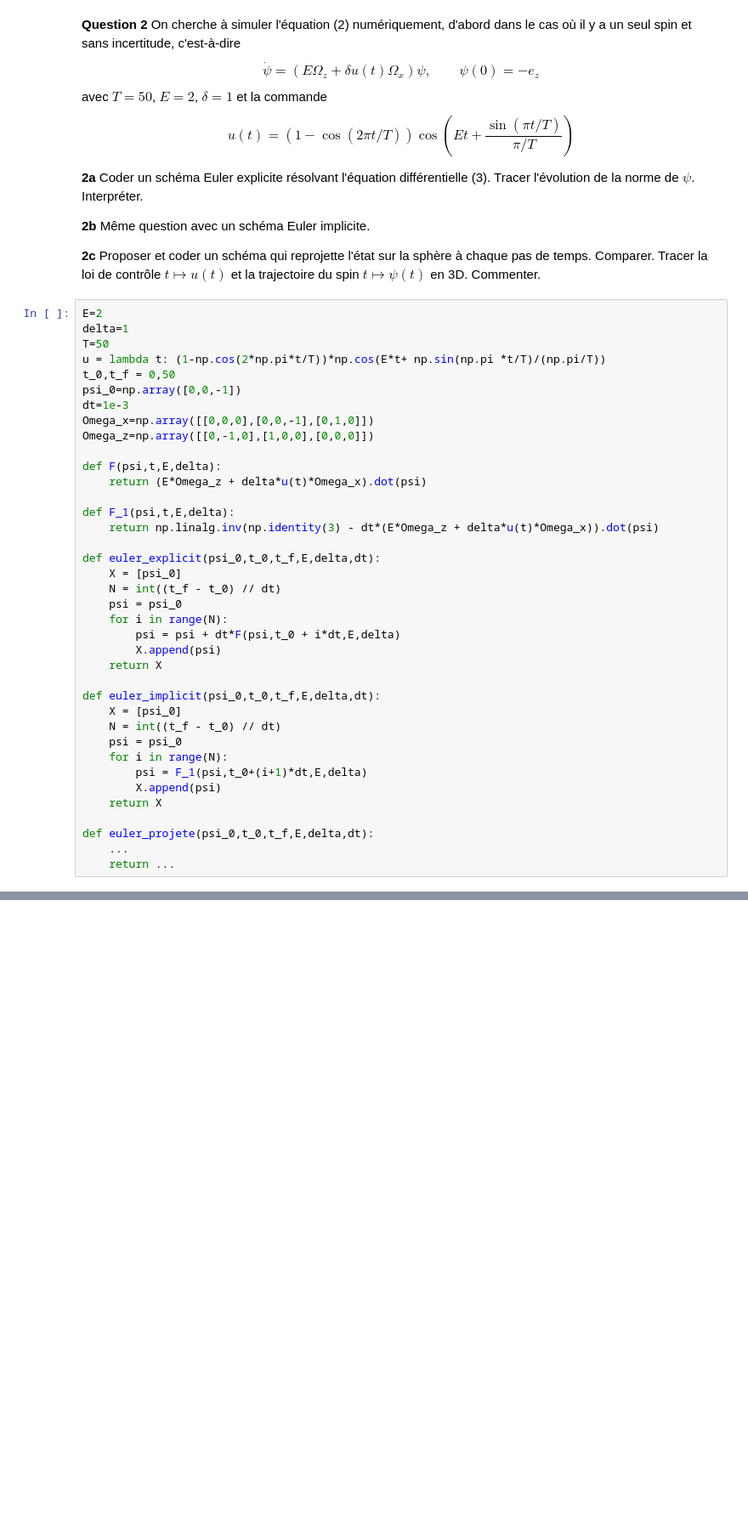
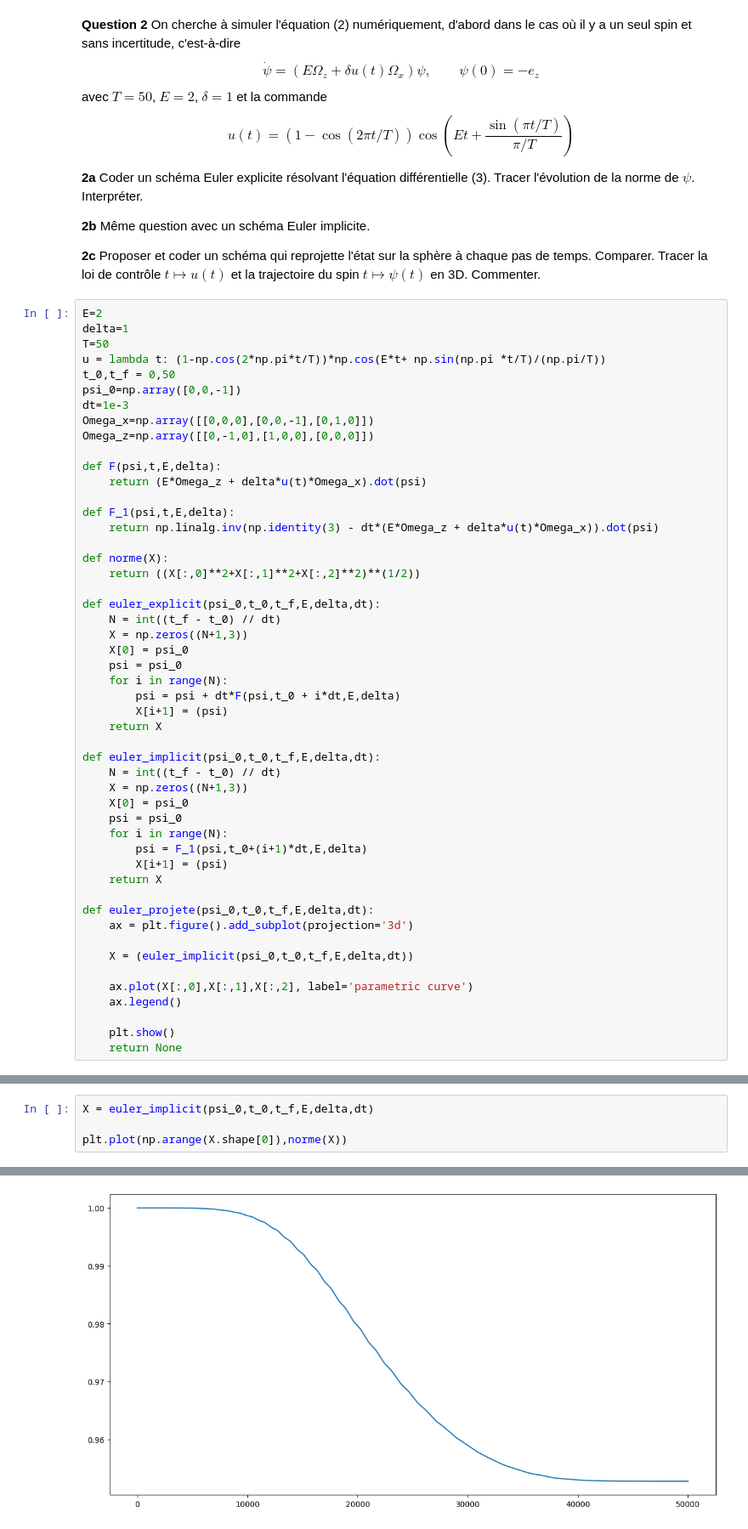
Before and after one commit to ychyn/Projet-equadiff, a Jupyter notebook: Projet - Equations Différentielles - 2024.ipynb, the cells around one changed output, grey strips where cells are left out. Shown at 85% size. Drawn from its saved outputs; the diff is of its cells as text; blank space fills up the shorter version.

```diff
--- a/Projet - Equations Différentielles - 2024.ipynb
+++ b/Projet - Equations Différentielles - 2024.ipynb
@@ -107,24 +108,36 @@ def F(psi,t,E,delta):
 def F_1(psi,t,E,delta):
     return np.linalg.inv(np.identity(3) - dt*(E*Omega_z + delta*u(t)*Omega_x)).dot(psi)
 
+def norme(X):
+    return ((X[:,0]**2+X[:,1]**2+X[:,2]**2)**(1/2))
+
 def euler_explicit(psi_0,t_0,t_f,E,delta,dt):
-    X = [psi_0]
     N = int((t_f - t_0) // dt)
+    X = np.zeros((N+1,3))
+    X[0] = psi_0
     psi = psi_0
     for i in range(N):
         psi = psi + dt*F(psi,t_0 + i*dt,E,delta)
-        X.append(psi)
+        X[i+1] = (psi)
     return X
 
 def euler_implicit(psi_0,t_0,t_f,E,delta,dt):
-    X = [psi_0]
     N = int((t_f - t_0) // dt)
+    X = np.zeros((N+1,3))
+    X[0] = psi_0
     psi = psi_0
     for i in range(N):
         psi = F_1(psi,t_0+(i+1)*dt,E,delta)
-        X.append(psi)
+        X[i+1] = (psi)
     return X
 
 def euler_projete(psi_0,t_0,t_f,E,delta,dt):
-    ...
-    return ...
+    ax = plt.figure().add_subplot(projection='3d')
+
+    X = (euler_implicit(psi_0,t_0,t_f,E,delta,dt))
+
+    ax.plot(X[:,0],X[:,1],X[:,2], label='parametric curve')
+    ax.legend()
+
+    plt.show()
+    return None
@@ -130,0 +151,5 @@ def euler_projete(psi_0,t_0,t_f,E,delta,dt):
+# %%
+X = euler_implicit(psi_0,t_0,t_f,E,delta,dt)
+
+plt.plot(np.arange(X.shape[0]),norme(X))
+# %% [output]
@@ -131 +157,2 @@ def euler_projete(psi_0,t_0,t_f,E,delta,dt):
+[figure, added]
 # %%
```
Also changed, not shown: parts of 12 cells of this notebook.
